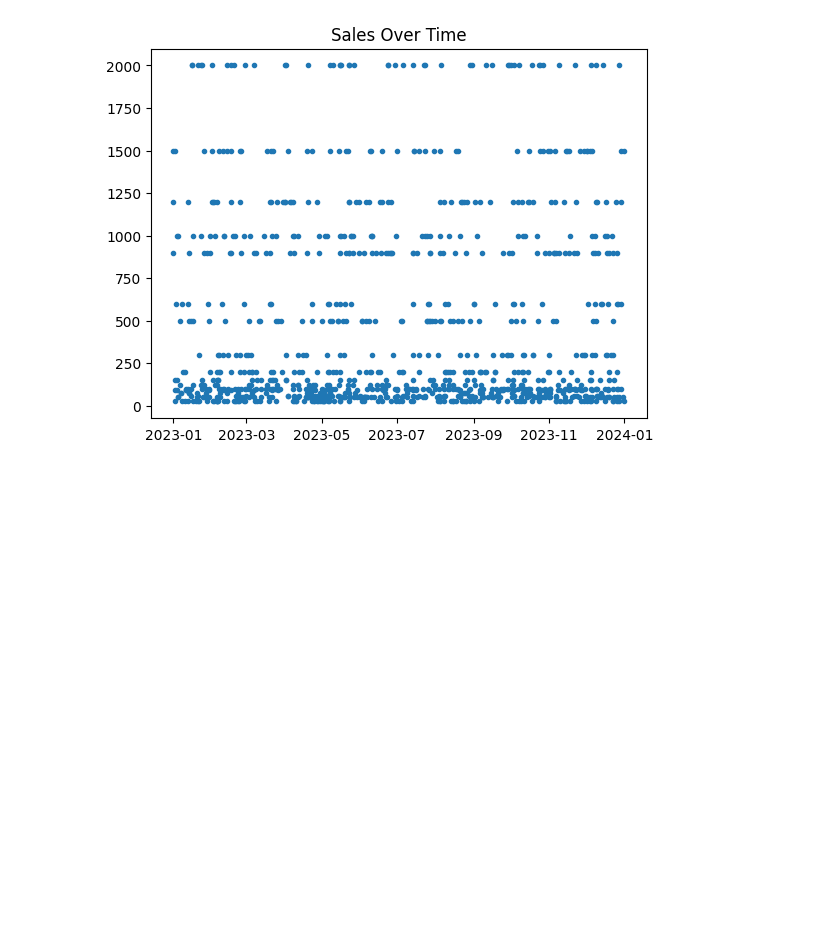
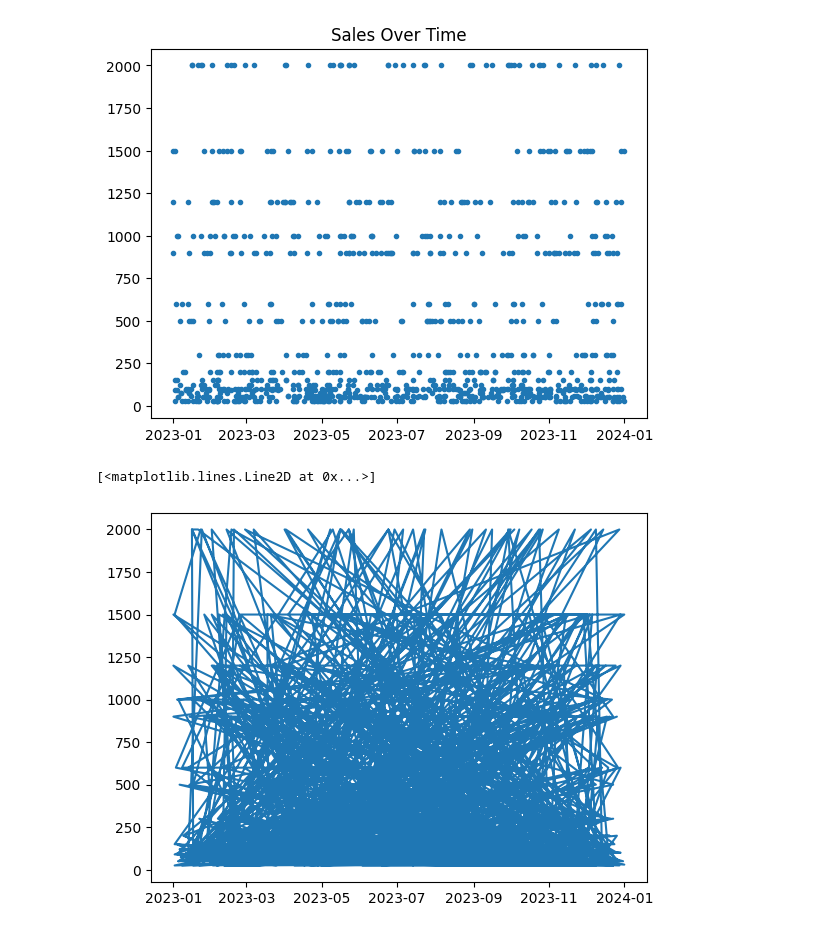
Before and after one commit to mr-prince-yadav/OJT-AI, a Jupyter notebook: Plotting.ipynb, the cells around one changed output. Cells and saved outputs as stored; diff of their text form; code cells hidden in the pictures; blank space fills up the shorter version.

```diff
--- a/Plotting.ipynb
+++ b/Plotting.ipynb
@@ -328,3 +328,8 @@ plt.title("Sales Over Time")
 plt.show()
 # %% [output]
 [figure]
+# %%
+plt.plot(df["Date"],df['Total Amount'])
+# %% [output]
+[<matplotlib.lines.Line2D at 0x...>]
+[figure, added]
```
Also changed, not shown: parts of 1 cell of this notebook, 1 other file.
